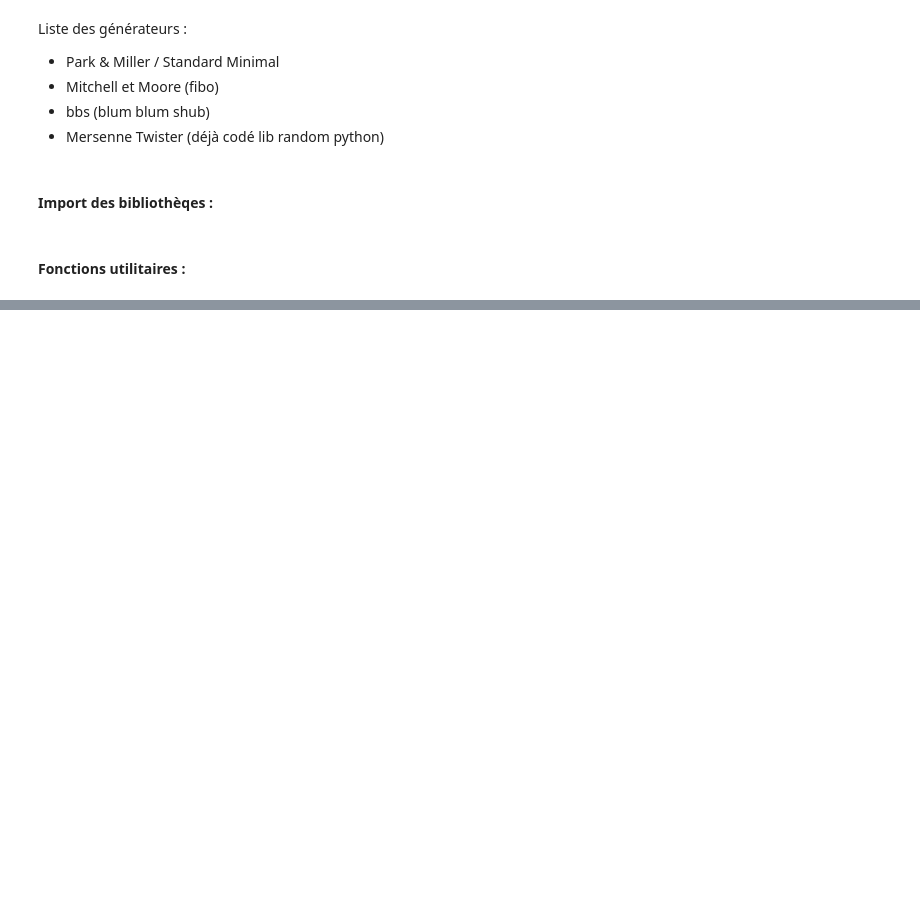
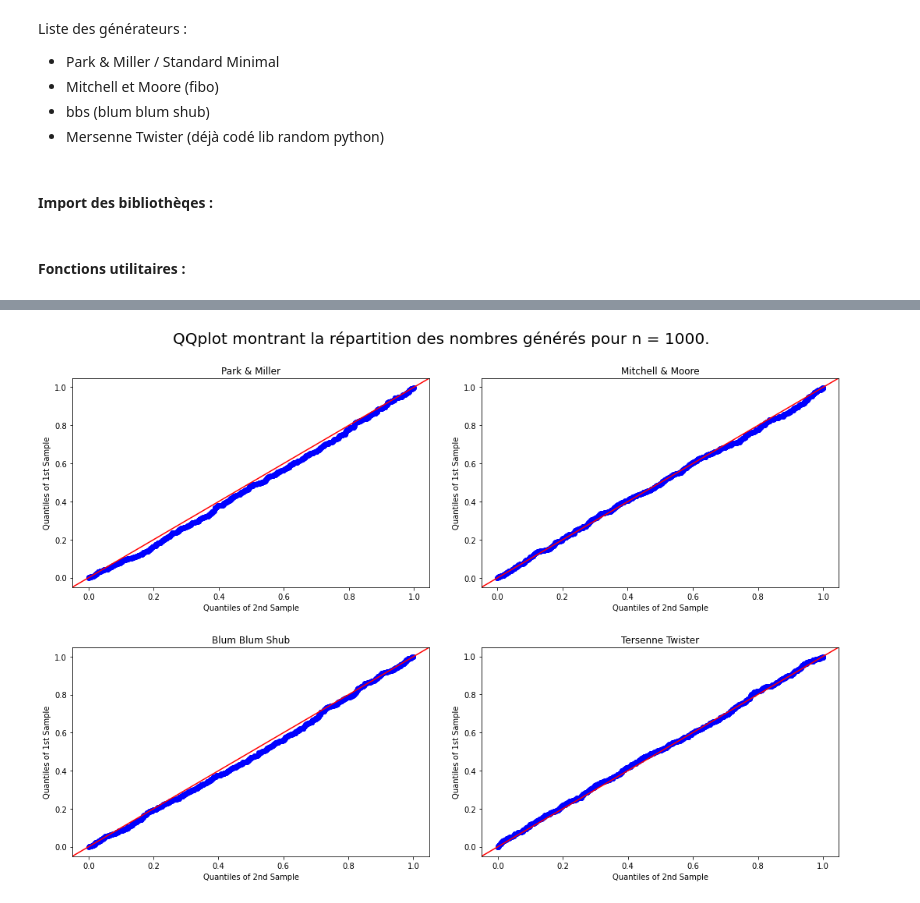
Before and after one commit to maxime-bc/PGC-GVA-TP1-Generateurs, a Jupyter notebook: PGC-GVA - TP1 Générateurs.ipynb, the cells around one changed output, grey strips where cells are left out. Cells and saved outputs as stored; diff of their text form; code cells hidden in the pictures; blank space fills up the shorter version.

```diff
--- a/PGC-GVA - TP1 Générateurs.ipynb
+++ b/PGC-GVA - TP1 Générateurs.ipynb
@@ -177,0 +140,31 @@ scatter_plot(l, l2)
+# %%
+def qq_plot(l1, l2, title, subtitles):
+    fig, ax = plt.subplots(nrows=2, ncols=2)
+    fig.suptitle(title, fontsize=20, y=1.02)
+    fig.set_size_inches(15, 10)
+    i = 0
+    for row in ax:
+        for col in row:
+            pp_x = sm.ProbPlot(np.array(l1[i]))
+            pp_y = sm.ProbPlot(np.array(l2[i]))
+            qqplot_2samples(pp_x, pp_y, line="45", ax=col)
+            col.title.set_text(subtitles[i])
+            i += 1
+    fig.tight_layout(pad=3.0)
+    plt.show()
+
+n = 1000
+title = f'QQplot montrant la répartition des nombres générés pour n = {n}.'
+subtitles = ['Park & Miller', 'Mitchell & Moore', 'Blum Blum Shub', 'Tersenne Twister']
+l1 = [park_miller_normalized(get_seed(), n),
+      mitchell_moore(n, 1000),
+      blum_blum_shub(get_seed(), n),
+      [random.uniform(0, 1) for i in range(n)]]
+l2 = [park_miller_normalized(get_seed(), n),
+      mitchell_moore(n, 1000),
+      blum_blum_shub(get_seed(), n),
+      [random.random() for i in range(n)]]
+
+qq_plot(l1, l2, title, subtitles)
+# %% [output]
+[figure, added]
```
Also changed, not shown: parts of 23 cells of this notebook.
